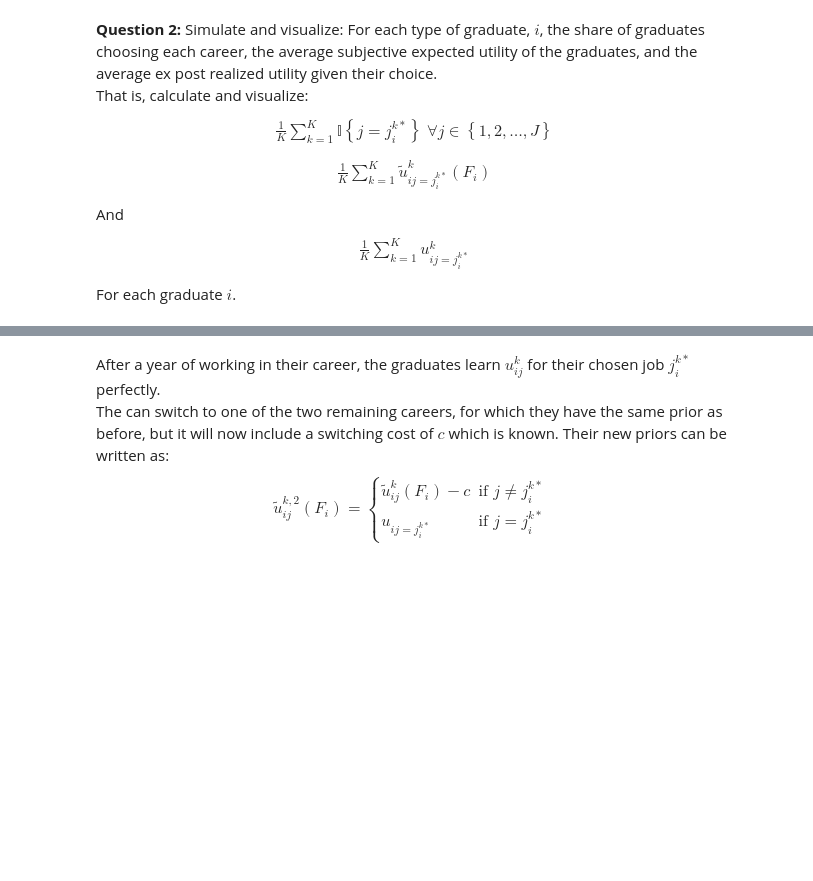
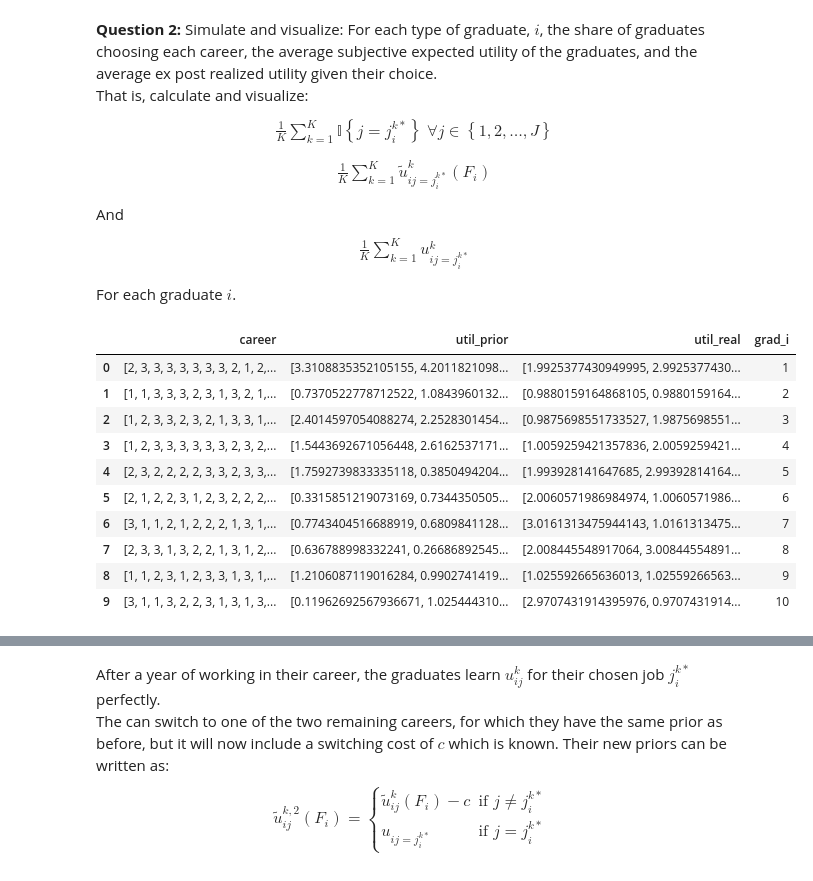
Before and after one commit to NumEconCopenhagen/projects-2024-jbh, a Jupyter notebook: examproject/exam_2024.ipynb, the cells around one changed output, grey strips where cells are left out. Saved outputs shown, nothing was run; the diff lists cells and outputs as text; code cells hidden in the pictures; blank space fills up the shorter version.

```diff
--- a/examproject/exam_2024.ipynb
+++ b/examproject/exam_2024.ipynb
@@ -402,20 +345,0 @@ eps_fjk = np.random.normal(0, sigma, size = J * F[i] * K).reshape(F[i], J, K)
-# %%
-res = []
-
-i=5
-
-eps_fjk = np.random.normal(0, sigma, size = J * F[i] * K).reshape(F[i], J, K)
-u_bar_ijk = 1/F[i] * (v + eps_fjk.sum(axis=0))
-career_choice = u_bar_ijk.argmax(axis=0)
-util_prior = u_bar_ijk[career_choice]
-eps_ijk = np.random.normal(0, sigma, size=J * K).reshape(J, K)
-util_real = v[career_choice] + eps_ijk[career_choice, :].mean()
-
-res.append({
-    'career': career_choice+1,
-    'util_prior': util_prior,
-    'util_real': util_real
-})
-
-tab4 = pd.DataFrame(res)
-tab4
@@ -477,0 +371,35 @@ For each graduate $i$.
+# %%
+res = []
+
+helper_idx = np.arange(K)
+
+for i in range(N):
+    eps_fjk = np.random.normal(0, sigma, size = J * F[i] * K).reshape(F[i], J, K) # F[i], J, K
+    u_bar_ijk = 1/F[i] * (v.reshape(-1,1) + eps_fjk.sum(axis=0)) # J, K
+    career_choice = u_bar_ijk.argmax(axis=0) # K
+    util_prior = u_bar_ijk[career_choice, helper_idx] # J, K
+    eps_ijk = np.random.normal(0, sigma, size=J * K).reshape(J, K) # J, K
+    util_real = v[career_choice] + eps_ijk[career_choice, :].mean()
+    grad = i+1
+
+    res.append({
+            'career': (career_choice+1),
+            'util_prior': util_prior,
+            'util_real': util_real,
+            'grad_i': grad
+        })
+
+tab4 = pd.DataFrame(res)
+tab4
+# %% [output]
+|  | career | util_prior | util_real | grad_i |
+| 0 | [2, 3, 3, 3, 3, 3, 3, 3, 2, 1, 2,... | [3.3108835352105155, 4.2011821098... | [1.9925377430949995, 2.9925377430... | 1 |
+| 1 | [1, 1, 3, 3, 3, 2, 3, 1, 3, 2, 1,... | [0.7370522778712522, 1.0843960132... | [0.9880159164868105, 0.9880159164... | 2 |
+| 2 | [1, 2, 3, 3, 2, 3, 2, 1, 3, 3, 1,... | [2.4014597054088274, 2.2528301454... | [0.9875698551733527, 1.9875698551... | 3 |
+| 3 | [1, 2, 3, 3, 3, 3, 3, 3, 2, 3, 2,... | [1.5443692671056448, 2.6162537171... | [1.0059259421357836, 2.0059259421... | 4 |
+| 4 | [2, 3, 2, 2, 2, 2, 3, 3, 2, 3, 3,... | [1.7592739833335118, 0.3850494204... | [1.993928141647685, 2.99392814164... | 5 |
+| 5 | [2, 1, 2, 2, 3, 1, 2, 3, 2, 2, 2,... | [0.3315851219073169, 0.7344350505... | [2.0060571986984974, 1.0060571986... | 6 |
+| 6 | [3, 1, 1, 2, 1, 2, 2, 2, 1, 3, 1,... | [0.7743404516688919, 0.6809841128... | [3.0161313475944143, 1.0161313475... | 7 |
+| 7 | [2, 3, 3, 1, 3, 2, 2, 1, 3, 1, 2,... | [0.636788998332241, 0.26686892545... | [2.008445548917064, 3.00844554891... | 8 |
+| 8 | [1, 1, 2, 3, 1, 2, 3, 3, 1, 3, 1,... | [1.2106087119016284, 0.9902741419... | [1.025592665636013, 1.02559266563... | 9 |
+| 9 | [3, 1, 1, 3, 2, 2, 3, 1, 3, 1, 3,... | [0.11962692567936671, 1.025444310... | [2.9707431914395976, 0.9707431914... | 10 |
```
Also changed, not shown: parts of 23 cells of this notebook.
